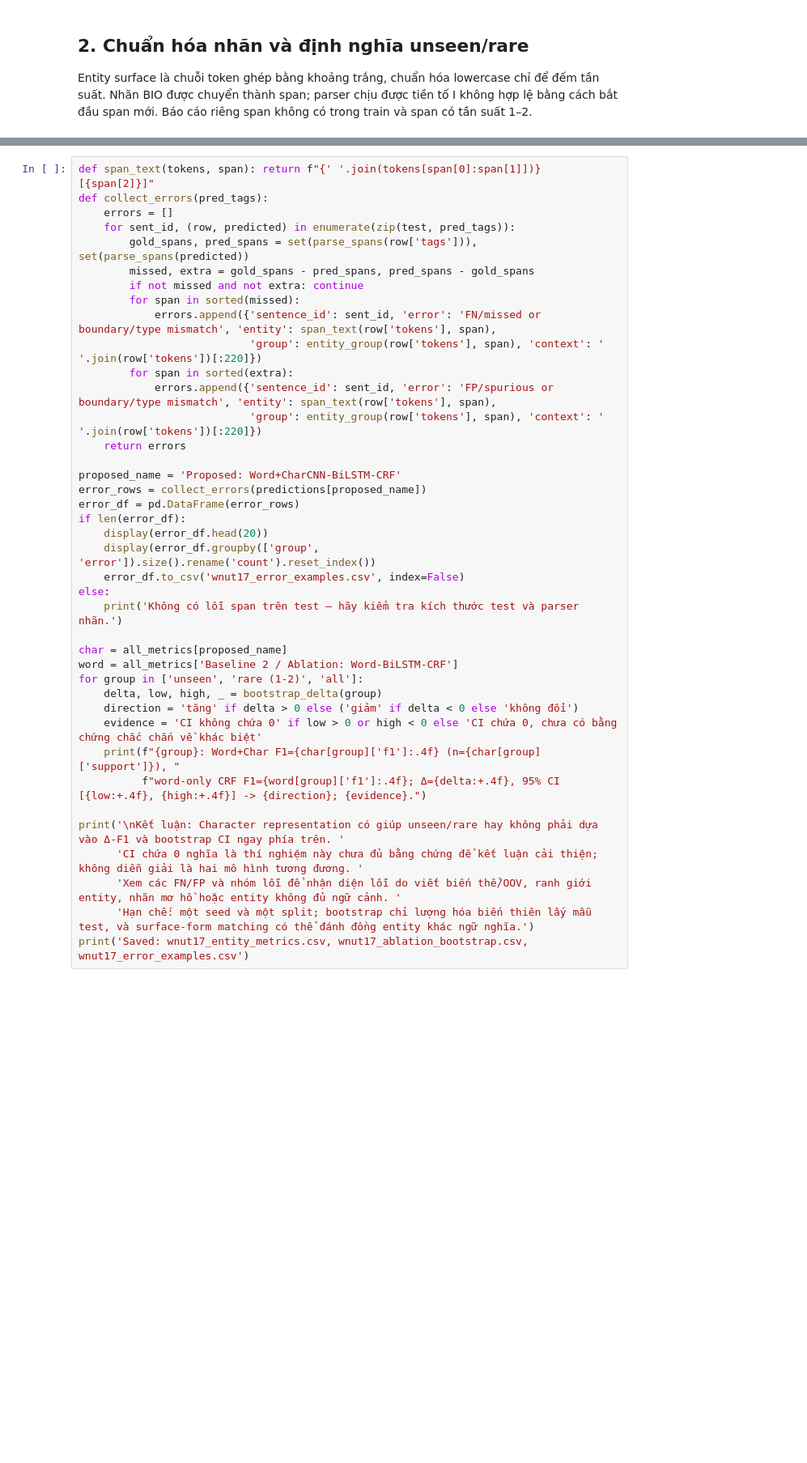
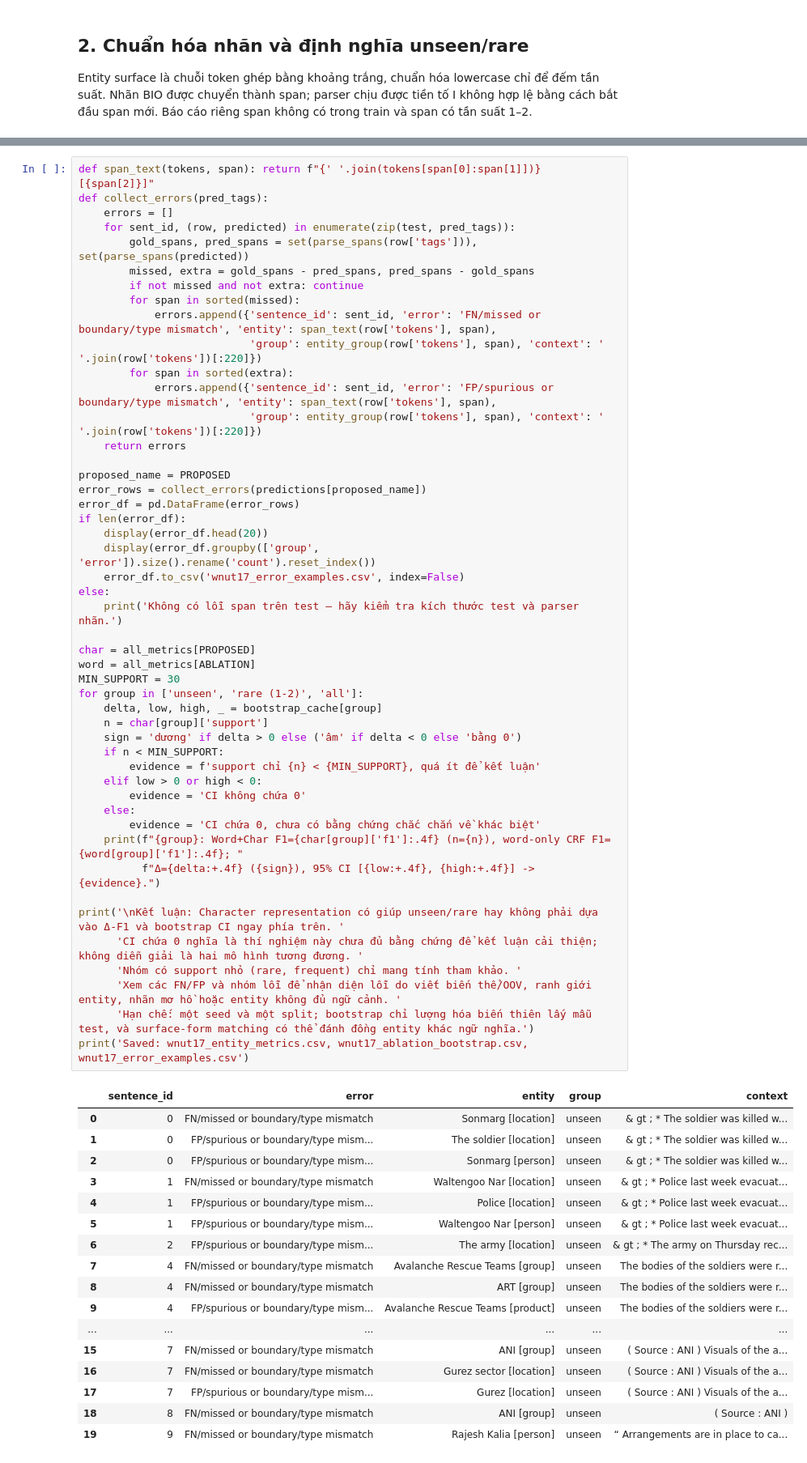
Before and after one commit to HoangBui05/Character-level-representation-in-NER-on-noisy-text, a Jupyter notebook: wnut17_character_ner.ipynb, the cells around one changed output, grey strips where cells are left out. Shown at 81% size. Drawn from its saved outputs; the diff is of its cells as text; blank space fills up the shorter version.

```diff
--- a/wnut17_character_ner.ipynb
+++ b/wnut17_character_ner.ipynb
@@ -519,38 +669,63 @@ def collect_errors(pred_tags):
     errors = []
     for sent_id, (row, predicted) in enumerate(zip(test, pred_tags)):
         gold_spans, pred_spans = set(parse_spans(row['tags'])), set(parse_spans(predicted))
         missed, extra = gold_spans - pred_spans, pred_spans - gold_spans
         if not missed and not extra: continue
         for span in sorted(missed):
             errors.append({'sentence_id': sent_id, 'error': 'FN/missed or boundary/type mismatch', 'entity': span_text(row['tokens'], span),
                            'group': entity_group(row['tokens'], span), 'context': ' '.join(row['tokens'])[:220]})
         for span in sorted(extra):
             errors.append({'sentence_id': sent_id, 'error': 'FP/spurious or boundary/type mismatch', 'entity': span_text(row['tokens'], span),
                            'group': entity_group(row['tokens'], span), 'context': ' '.join(row['tokens'])[:220]})
     return errors
 
-proposed_name = 'Proposed: Word+CharCNN-BiLSTM-CRF'
+proposed_name = PROPOSED
 error_rows = collect_errors(predictions[proposed_name])
 error_df = pd.DataFrame(error_rows)
 if len(error_df):
     display(error_df.head(20))
     display(error_df.groupby(['group', 'error']).size().rename('count').reset_index())
     error_df.to_csv('wnut17_error_examples.csv', index=False)
 else:
     print('Không có lỗi span trên test — hãy kiểm tra kích thước test và parser nhãn.')
 
-char = all_metrics[proposed_name]
-word = all_metrics['Baseline 2 / Ablation: Word-BiLSTM-CRF']
+char = all_metrics[PROPOSED]
+word = all_metrics[ABLATION]
+MIN_SUPPORT = 30
 for group in ['unseen', 'rare (1-2)', 'all']:
-    delta, low, high, _ = bootstrap_delta(group)
-    direction = 'tăng' if delta > 0 else ('giảm' if delta < 0 else 'không đổi')
-    evidence = 'CI không chứa 0' if low > 0 or high < 0 else 'CI chứa 0, chưa có bằng chứng chắc chắn về khác biệt'
-    print(f"{group}: Word+Char F1={char[group]['f1']:.4f} (n={char[group]['support']}), "
-          f"word-only CRF F1={word[group]['f1']:.4f}; Δ={delta:+.4f}, 95% CI [{low:+.4f}, {high:+.4f}] -> {direction}; {evidence}.")
+    delta, low, high, _ = bootstrap_cache[group]
+    n = char[group]['support']
+    sign = 'dương' if delta > 0 else ('âm' if delta < 0 else 'bằng 0')
+    if n < MIN_SUPPORT:
+        evidence = f'support chỉ {n} < {MIN_SUPPORT}, quá ít để kết luận'
+    elif low > 0 or high < 0:
+        evidence = 'CI không chứa 0'
+    else:
+        evidence = 'CI chứa 0, chưa có bằng chứng chắc chắn về khác biệt'
+    print(f"{group}: Word+Char F1={char[group]['f1']:.4f} (n={n}), word-only CRF F1={word[group]['f1']:.4f}; "
+          f"Δ={delta:+.4f} ({sign}), 95% CI [{low:+.4f}, {high:+.4f}] -> {evidence}.")
 
 print('\nKết luận: Character representation có giúp unseen/rare hay không phải dựa vào Δ-F1 và bootstrap CI ngay phía trên. '
       'CI chứa 0 nghĩa là thí nghiệm này chưa đủ bằng chứng để kết luận cải thiện; không diễn giải là hai mô hình tương đương. '
+      'Nhóm có support nhỏ (rare, frequent) chỉ mang tính tham khảo. '
       'Xem các FN/FP và nhóm lỗi để nhận diện lỗi do viết biến thể/OOV, ranh giới entity, nhãn mơ hồ hoặc entity không đủ ngữ cảnh. '
       'Hạn chế: một seed và một split; bootstrap chỉ lượng hóa biến thiên lấy mẫu test, và surface-form matching có thể đánh đồng entity khác ngữ nghĩa.')
 print('Saved: wnut17_entity_metrics.csv, wnut17_ablation_bootstrap.csv, wnut17_error_examples.csv')
 # %% [output]
+|  | sentence_id | error | entity | group | context |
+| 0 | 0 | FN/missed or boundary/type mismatch | Sonmarg [location] | unseen | & gt ; * The soldier was killed w... |
+| 1 | 0 | FP/spurious or boundary/type mism... | The soldier [location] | unseen | & gt ; * The soldier was killed w... |
+| 2 | 0 | FP/spurious or boundary/type mism... | Sonmarg [person] | unseen | & gt ; * The soldier was killed w... |
+| 3 | 1 | FN/missed or boundary/type mismatch | Waltengoo Nar [location] | unseen | & gt ; * Police last week evacuat... |
+| 4 | 1 | FP/spurious or boundary/type mism... | Police [location] | unseen | & gt ; * Police last week evacuat... |
+| 5 | 1 | FP/spurious or boundary/type mism... | Waltengoo Nar [person] | unseen | & gt ; * Police last week evacuat... |
+| 6 | 2 | FP/spurious or boundary/type mism... | The army [location] | unseen | & gt ; * The army on Thursday rec... |
+| 7 | 4 | FN/missed or boundary/type mismatch | Avalanche Rescue Teams [group] | unseen | The bodies of the soldiers were r... |
+| 8 | 4 | FN/missed or boundary/type mismatch | ART [group] | unseen | The bodies of the soldiers were r... |
+| 9 | 4 | FP/spurious or boundary/type mism... | Avalanche Rescue Teams [product] | unseen | The bodies of the soldiers were r... |
+| ... | ... | ... | ... | ... | ... |
+| 15 | 7 | FN/missed or boundary/type mismatch | ANI [group] | unseen | ( Source : ANI ) Visuals of the a... |
+| 16 | 7 | FN/missed or boundary/type mismatch | Gurez sector [location] | unseen | ( Source : ANI ) Visuals of the a... |
+| 17 | 7 | FP/spurious or boundary/type mism... | Gurez [location] | unseen | ( Source : ANI ) Visuals of the a... |
+| 18 | 8 | FN/missed or boundary/type mismatch | ANI [group] | unseen | ( Source : ANI ) |
+| 19 | 9 | FN/missed or boundary/type mismatch | Rajesh Kalia [person] | unseen | “ Arrangements are in place to ca... |
```
Also changed, not shown: parts of 22 cells of this notebook.
